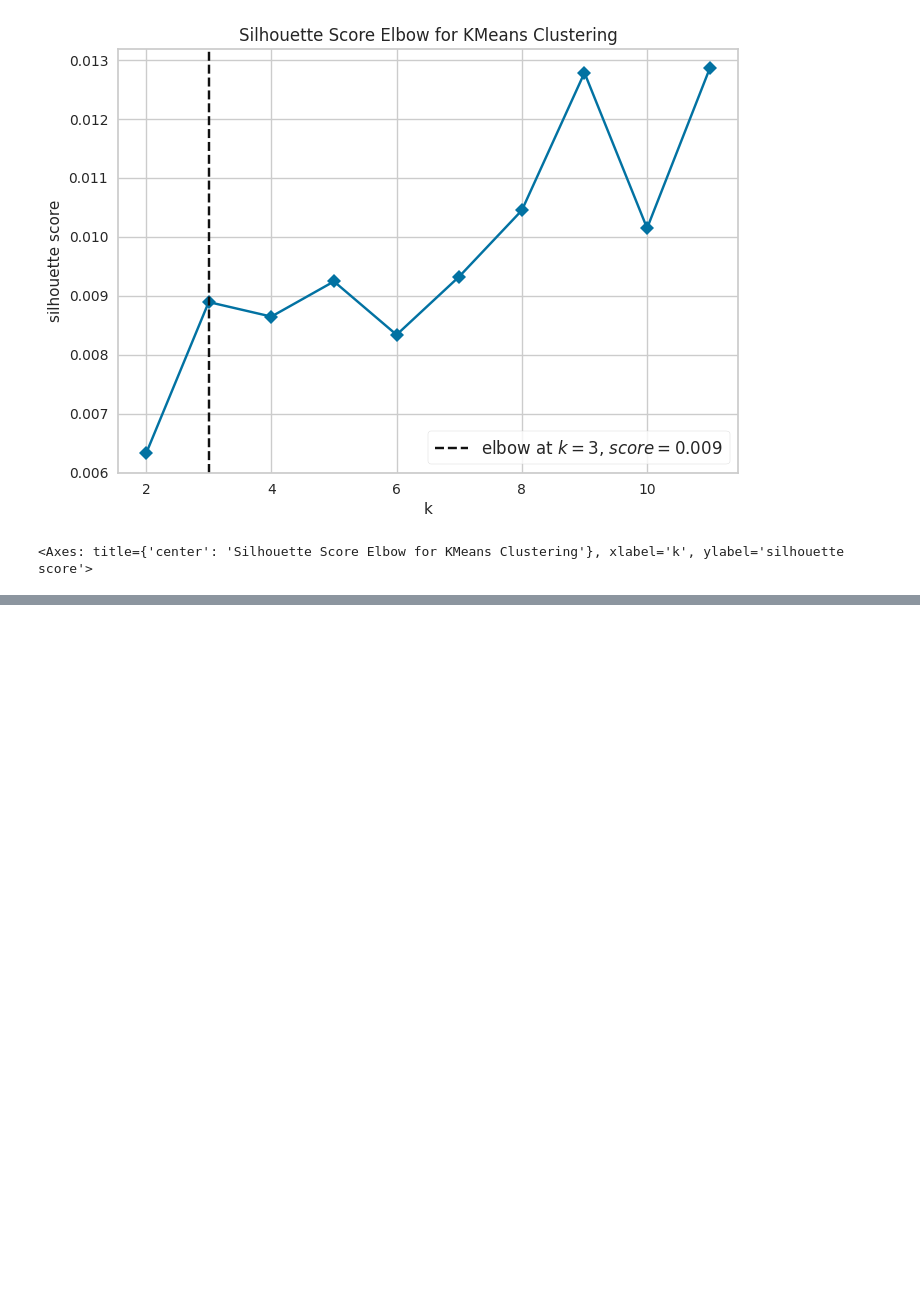
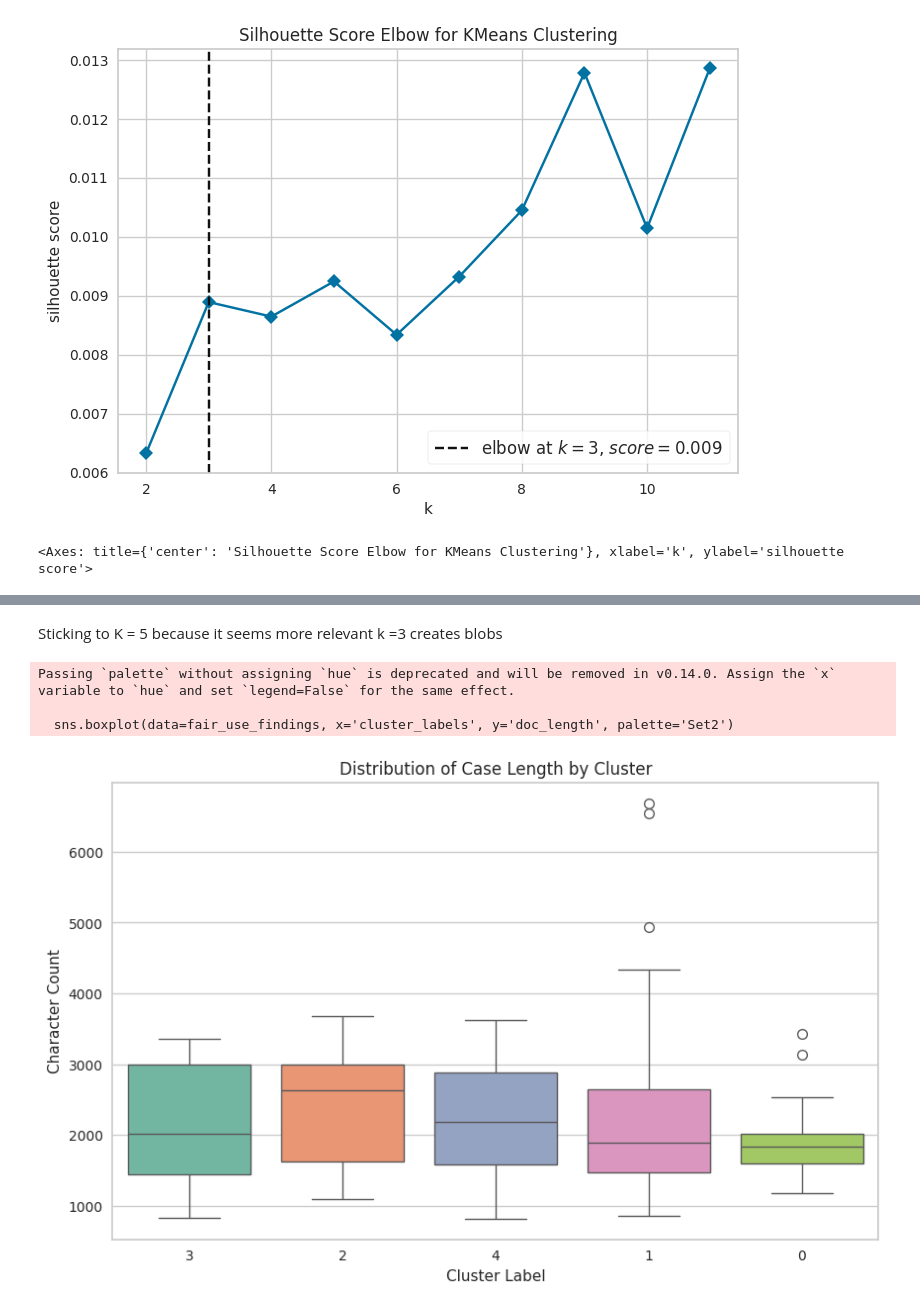
Before and after one commit to mqanaq/BA820-B1-Team13, a Jupyter notebook: Danish_Azmi/M2_Assignment_Danish.ipynb, the cells around one changed output, grey strips where cells are left out. Drawn from its saved outputs; the diff is of its cells as text; code cells hidden in the pictures; blank space fills up the shorter version.

```diff
--- a/Danish_Azmi/M2_Assignment_Danish.ipynb
+++ b/Danish_Azmi/M2_Assignment_Danish.ipynb
@@ -597,0 +701,18 @@ Running Silhouette Analysis...
+# %%
+n_clusters_kmeans = 5
+
+kmeans = KMeans(n_clusters=n_clusters_kmeans, random_state=42, n_init=10)
+labels = kmeans.fit_predict(text_matrix)
+
+fair_use_findings['cluster_labels'] = labels.astype(str)
+
+print(f"--- Cases per Cluster (K={n_clusters_kmeans}) ---")
+print(fair_use_findings['cluster_labels'].value_counts())
+
+print("\n--- Top Terms per Cluster ---")
+order_centroids = kmeans.cluster_centers_.argsort()[:, ::-1]
+terms = tfidf.get_feature_names_out()
+
+for i in range(n_clusters_kmeans):
+    top_words = [terms[ind] for ind in order_centroids[i, :15]]
+    print(f"Cluster {i}: {', '.join(top_words)}")
@@ -597,0 +735,17 @@ Running Silhouette Analysis...
+# %% [markdown]
+Sticking to K = 5 because it seems more relevant k =3 creates blobs
+# %%
+fair_use_findings['doc_length'] = fair_use_findings['full_text'].apply(len)
+
+# 3. Plot: Text Length by Cluster
+plt.figure(figsize=(10, 6))
+sns.boxplot(data=fair_use_findings, x='cluster_labels', y='doc_length', palette='Set2')
+plt.title('Distribution of Case Length by Cluster')
+plt.ylabel('Character Count')
+plt.xlabel('Cluster Label')
+plt.show()
+# %% [output]
+Passing `palette` without assigning `hue` is deprecated and will be removed in v0.14.0. Assign the `x` variable to `hue` and set `legend=False` for the same effect.
+
+  sns.boxplot(data=fair_use_findings, x='cluster_labels', y='doc_length', palette='Set2')
+[figure, added]
```
Also changed, not shown: parts of 14 cells of this notebook.
